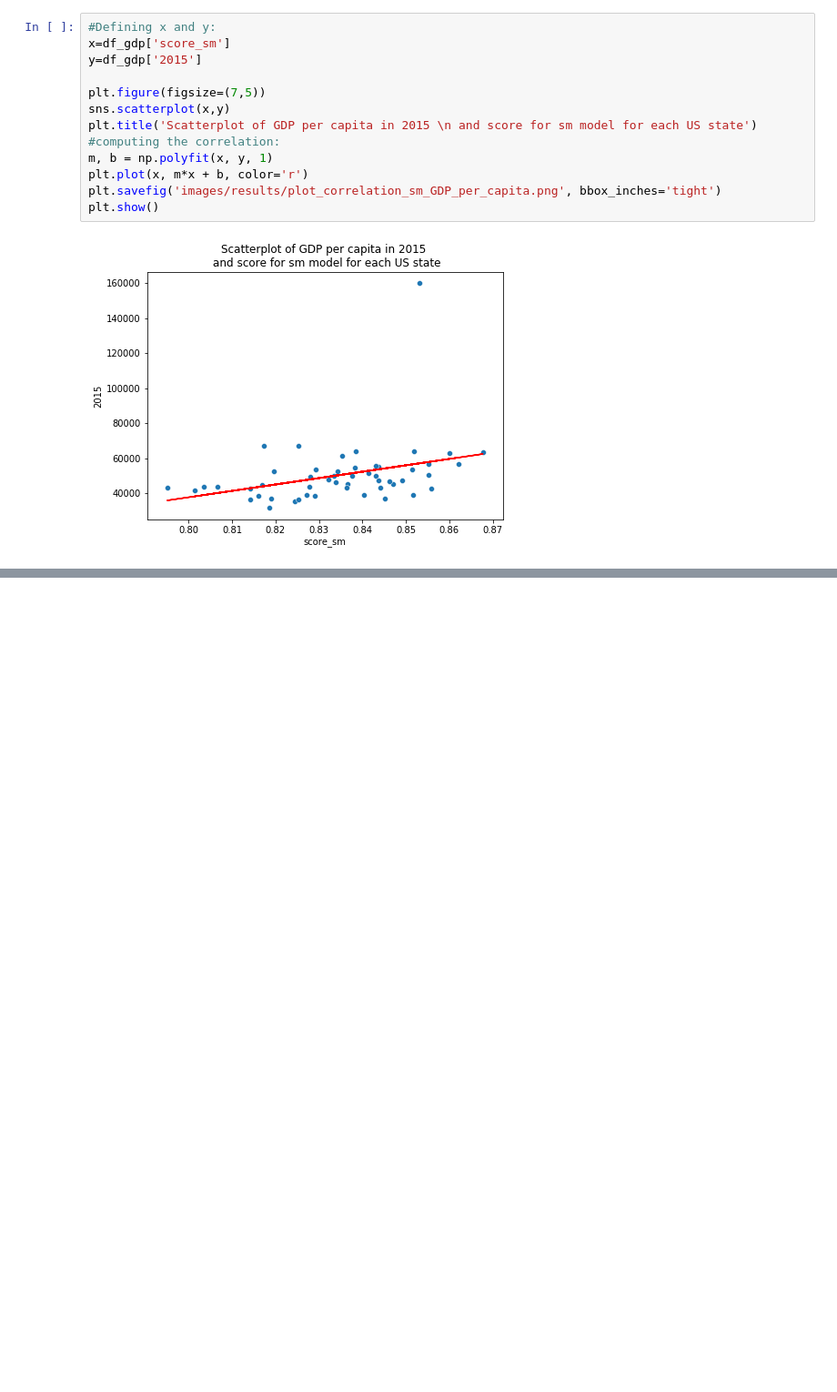
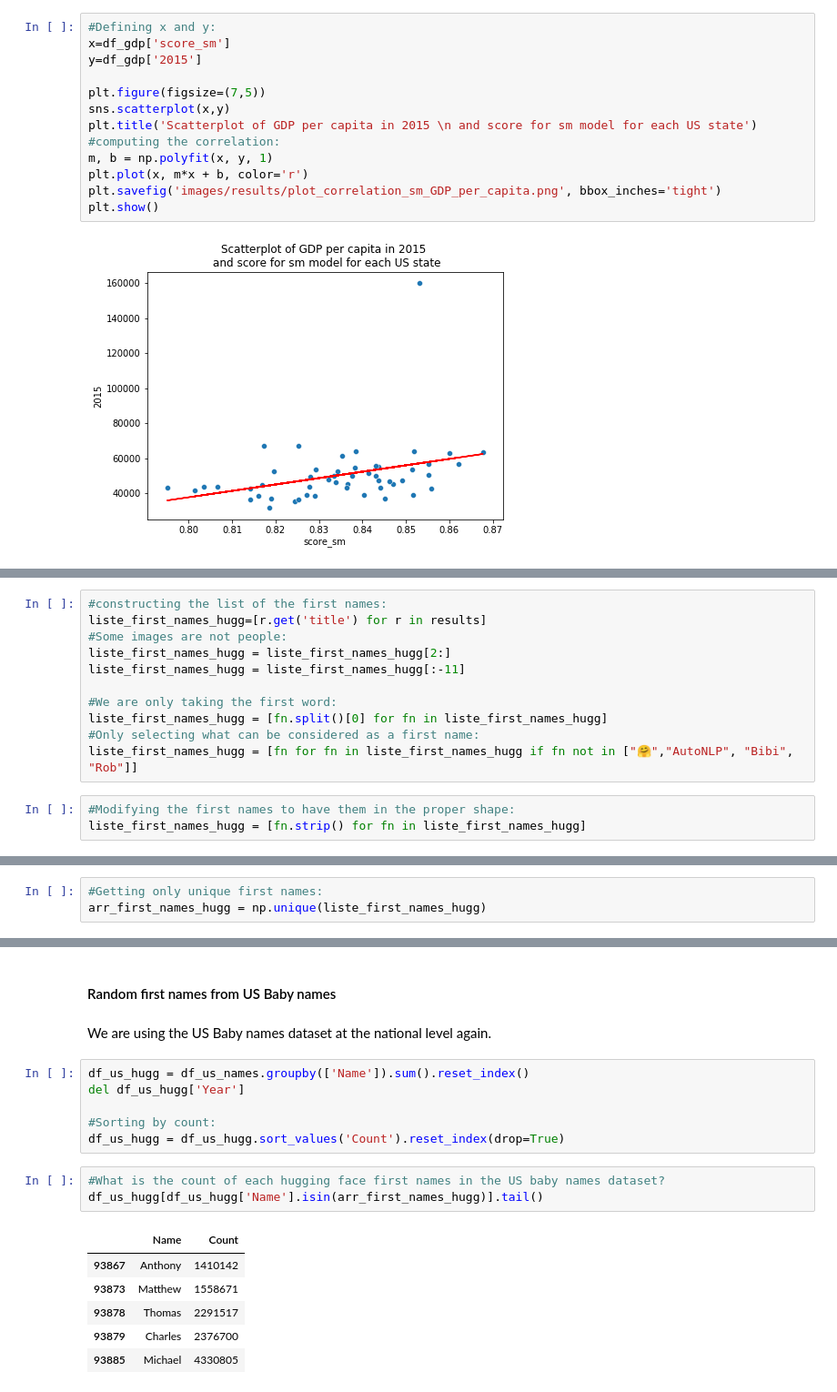
Before and after one commit to adrihans/Decoding_NER_Biases, a Jupyter notebook: complete_exploration_first_names.ipynb, the cells around one changed output, grey strips where cells are left out. Shown: that part at 91% size. Saved outputs shown, nothing was run; the diff lists cells and outputs as text; blank space fills up the shorter version.

```diff
--- a/complete_exploration_first_names.ipynb
+++ b/complete_exploration_first_names.ipynb
@@ -1113,0 +1128,14 @@ plt.show()
+# %%
+#constructing the list of the first names:
+liste_first_names_hugg=[r.get('title') for r in results]
+#Some images are not people:
+liste_first_names_hugg = liste_first_names_hugg[2:]
+liste_first_names_hugg = liste_first_names_hugg[:-11]
+
+#We are only taking the first word:
+liste_first_names_hugg = [fn.split()[0] for fn in liste_first_names_hugg]
+#Only selecting what can be considered as a first name:
+liste_first_names_hugg = [fn for fn in liste_first_names_hugg if fn not in ["🤗","AutoNLP", "Bibi", "Rob"]]
+# %%
+#Modifying the first names to have them in the proper shape:
+liste_first_names_hugg = [fn.strip() for fn in liste_first_names_hugg]
@@ -1113,0 +1148,3 @@ plt.show()
+# %%
+#Getting only unique first names:
+arr_first_names_hugg = np.unique(liste_first_names_hugg)
@@ -1113,0 +1163,20 @@ plt.show()
+# %% [markdown]
+#### Random first names from US Baby names
+# %% [markdown]
+We are using the US Baby names dataset at the national level again.
+# %%
+df_us_hugg = df_us_names.groupby(['Name']).sum().reset_index()
+del df_us_hugg['Year']
+
+#Sorting by count:
+df_us_hugg = df_us_hugg.sort_values('Count').reset_index(drop=True)
+# %%
+#What is the count of each hugging face first names in the US baby names dataset?
+df_us_hugg[df_us_hugg['Name'].isin(arr_first_names_hugg)].tail()
+# %% [output]
+|  | Name | Count |
+| 93867 | Anthony | 1410142 |
+| 93873 | Matthew | 1558671 |
+| 93878 | Thomas | 2291517 |
+| 93879 | Charles | 2376700 |
+| 93885 | Michael | 4330805 |
```
Also changed, not shown: parts of 38 cells of this notebook, 3 other files.
